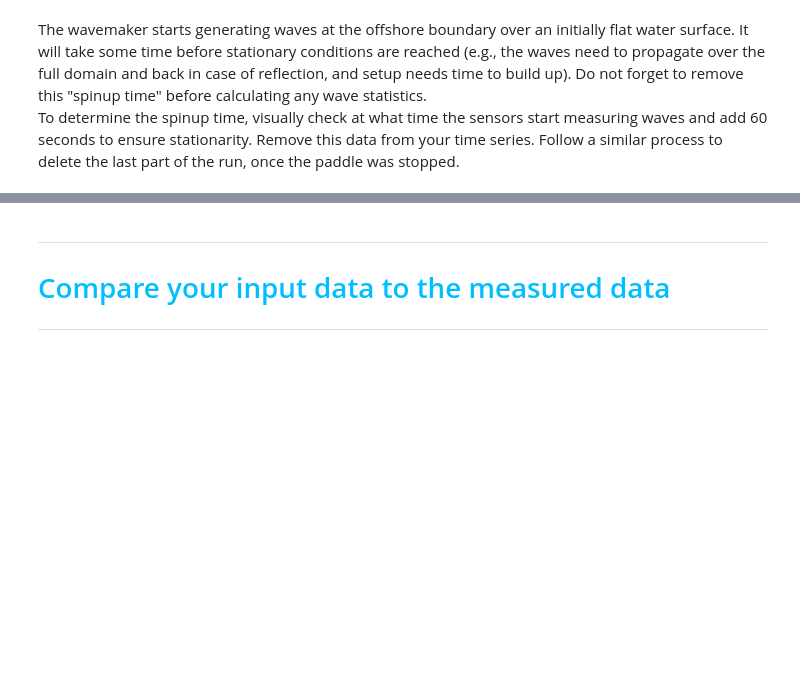
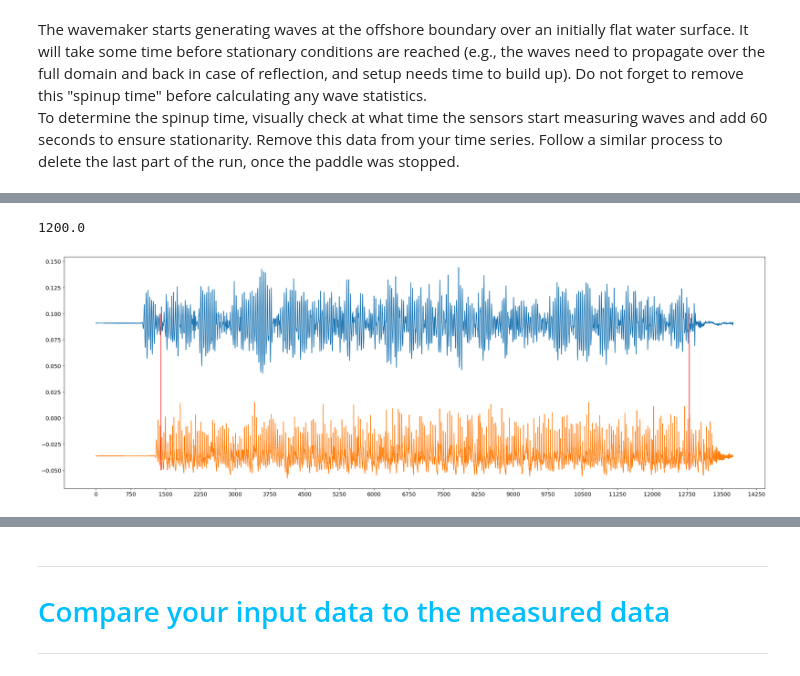
Before and after one commit to Jaapiejooo/WavesQ3, a Jupyter notebook: waveFlumeAnalysis_start.ipynb, the cells around one changed output, grey strips where cells are left out. Saved outputs shown, nothing was run; the diff lists cells and outputs as text; code cells hidden in the pictures; blank space fills up the shorter version.

```diff
--- a/waveFlumeAnalysis_start.ipynb
+++ b/waveFlumeAnalysis_start.ipynb
@@ -154,0 +179,14 @@ To determine the spinup time, visually check at what time the sensors start meas
+# %%
+plt.figure(figsize=[30,10])
+plt.plot(res['run2']['eta'][:,0])
+plt.plot(res['run2']['eta'][:,-1])
+plt.xticks(np.linspace(0, 15000, num=21));
+plt.vlines([1400,12800],-0.05,0.1,colors='red')
+
+cutoff_start.append(1400+1200)
+cutoff_end.append(12800)
+
+60/0.05
+# %% [output]
+1200.0
+[figure, added]
```
Also changed, not shown: parts of 10 cells of this notebook.
